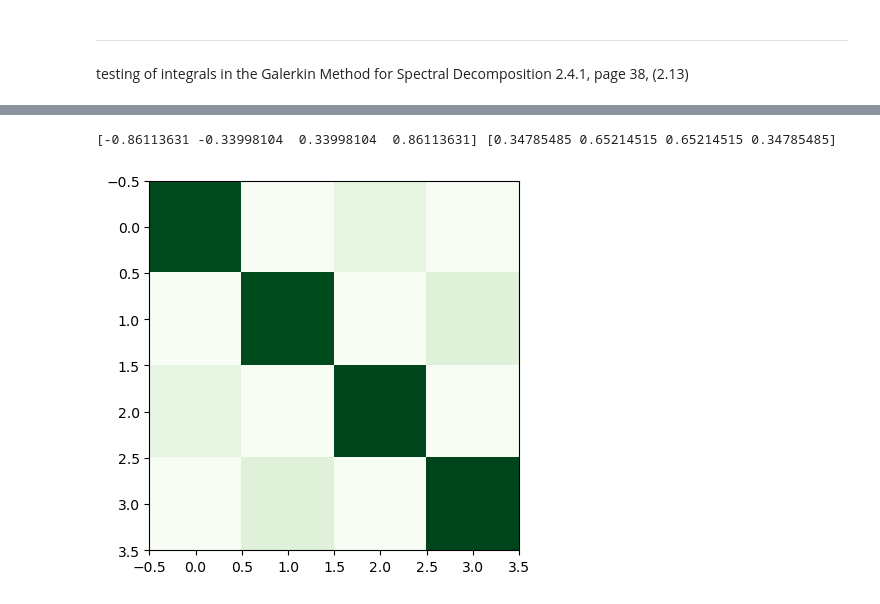
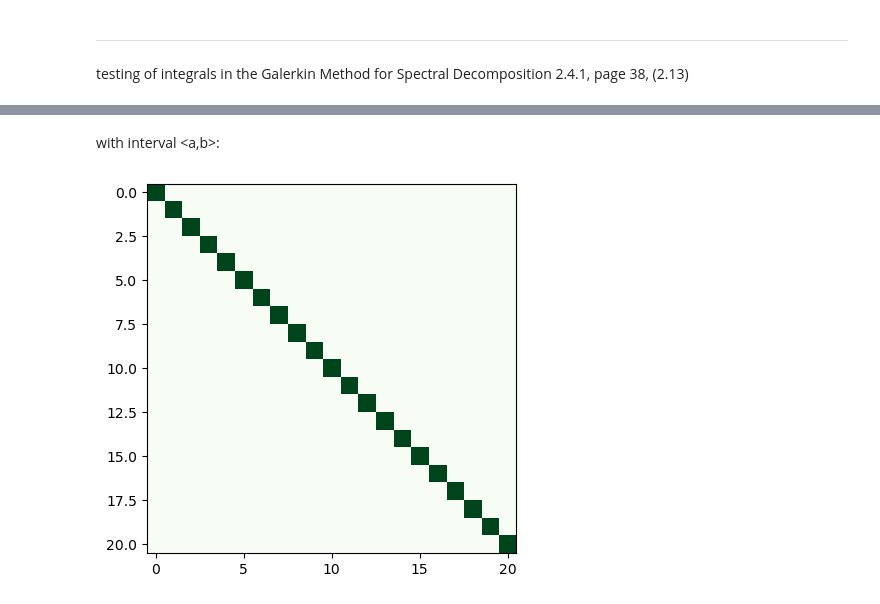
Before and after one commit to SED0280/BakalarkaCode, a Jupyter notebook: Gausova Kvadratura.ipynb, the cells around one changed output, grey strips where cells are left out. Drawn from its saved outputs; the diff is of its cells as text; code cells hidden in the pictures.

```diff
--- a/Gausova Kvadratura.ipynb
+++ b/Gausova Kvadratura.ipynb
@@ -291,22 +245,29 @@ plt.show()
-# %%
-l = lambda x : kv.legendre_normal(x, 100)
-
-matrix_size = 4
-matrix = np.zeros((matrix_size,matrix_size))
-for i in range(matrix_size):
-    for j in range(matrix_size):
-
-        matrix[i,j] = kv.quadrature(lambda x : l(x)[i]*l(x)[j], 100)
-
-nodes, weights = kv.nodes_weights(matrix_size)
-print(nodes, weights)
-
-# plot
-fig, ax = plt.subplots()
-
-
-ax.imshow(matrix, cmap=colormaps['Greens'])
-plt.show()
-# %% [output]
-[-0.86113631 -0.33998104  0.33998104  0.86113631] [0.34785485 0.65214515 0.65214515 0.34785485]
-[figure, removed]
+# %% [markdown]
+with interval <a,b>:
+# %%
+a = 0
+b = 5
+l = lambda x : kv.legendre_normal(((a+b)/(a-b) + (2/(b-a))*x), 20)
+
+n = 50
+
+
+nodes, weights = kv.nodes_weights(n)
+
+nodes = (a+b)/2 + (b-a)/2*nodes
+weights = weights * (b-a)/2
+
+values = l(nodes)
+
+
+matrix = ((values * weights) @ values.T)
+#print(values)
+#print(values * weights)
+
+# plot
+fig, ax = plt.subplots()
+
+ax.imshow(matrix, cmap=colormaps['Greens'])
+plt.show()
+# %% [output]
+[figure, added]
```
Also changed, not shown: parts of 7 cells of this notebook.
